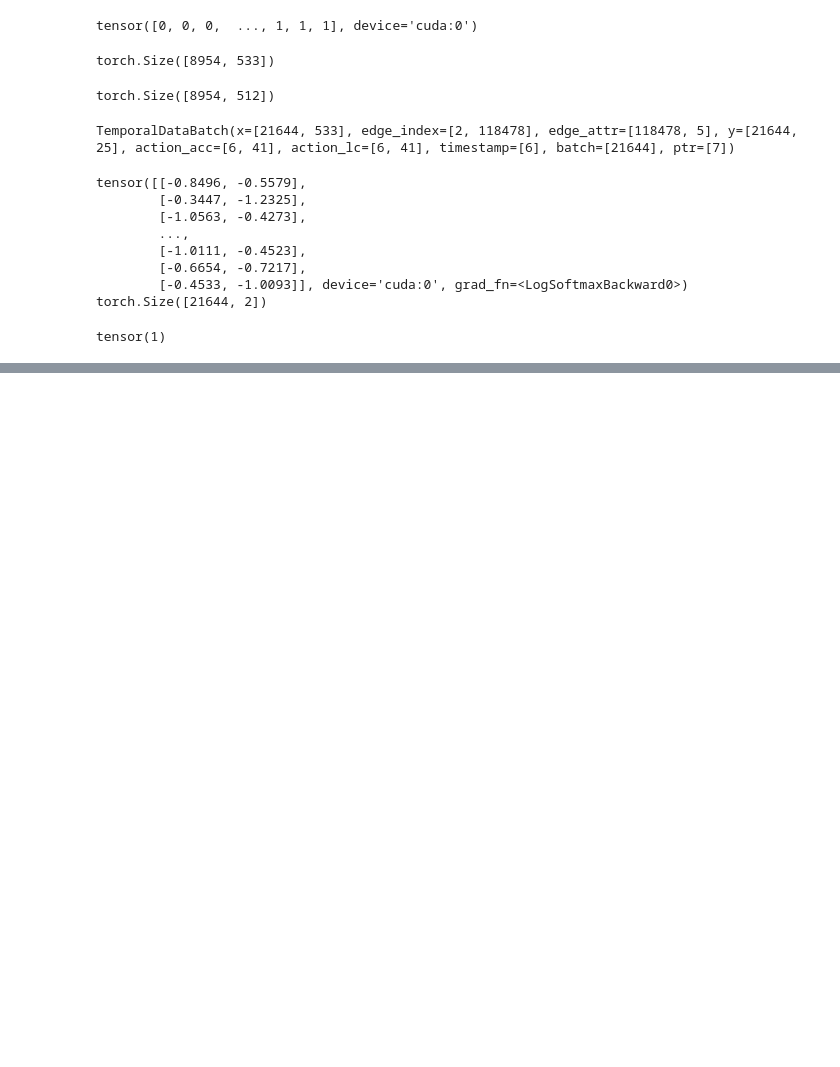
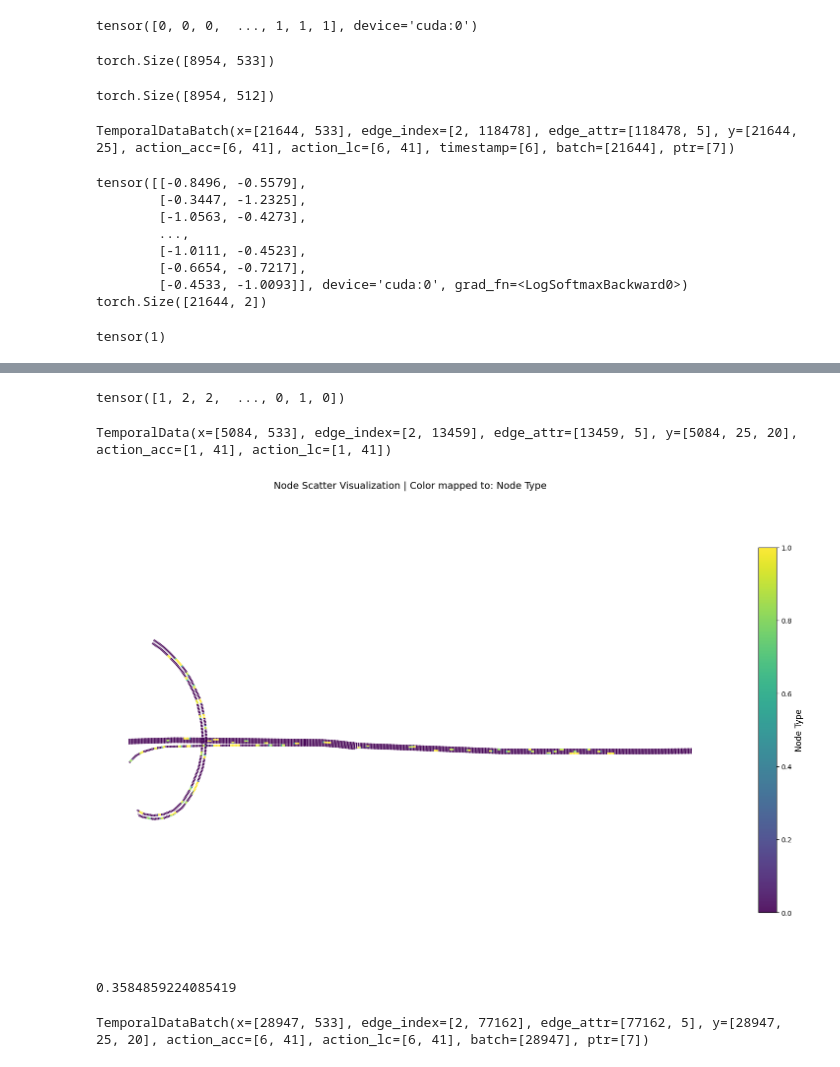
Before and after one commit to KomasaQi/COMPASS-Predictive-Driving, a Jupyter notebook: src/graphflow/scripts/learn.ipynb, the cells around one changed output, grey strips where cells are left out. Drawn from its saved outputs; the diff is of its cells as text; code cells hidden in the pictures; blank space fills up the shorter version.

Commit message:
graphflow

```diff
--- a/src/graphflow/scripts/learn.ipynb
+++ b/src/graphflow/scripts/learn.ipynb
@@ -19,7 +19,8 @@ def randomChooseTimeAndSlice(data: TemporalData):
     data.timestamp = timestamp.clone().detach().float()  # 若timestamp是张量时用这个
     return data
 # %%
-dataset = COMPASSGraphDataset(root="../../../data/dataset/CompassGraphDataset", transform=randomChooseTimeAndSlice)
+# dataset = COMPASSGraphDataset(root="../../../data/dataset/CompassGraphDataset", transform=randomChooseTimeAndSlice)
+dataset = COMPASSGraphDataset(root="../../../data/dataset/CompassGraphDataset")
 print(f"✅ 数据集加载完成，有效样本数：{len(dataset)}")
 loader = DataLoader(dataset, batch_size=6,shuffle=True)
 
@@ -328,0 +368,25 @@ tensor(1)
+# %%
+x[:,1:4].argmax(dim=1)
+# %% [output]
+tensor([1, 2, 2,  ..., 0, 1, 0])
+# %%
+d = batch.to_data_list()
+d[0]
+# %% [output]
+TemporalData(x=[5084, 533], edge_index=[2, 13459], edge_attr=[13459, 5], y=[5084, 25, 20], action_acc=[1, 41], action_lc=[1, 41])
+# %%
+new_graph = d[0].clone().detach()
+new_graph.x = torch.cat([new_graph.x[:,:2], d[0].y[:,:,0]],dim=1 )
+plot_graph(new_graph,feature='node_type')
+# %% [output]
+[figure, added]
+# %%
+import numpy as np
+
+0.95 ** 20
+# %% [output]
+0.3584859224085419
+# %%
+batch
+# %% [output]
+TemporalDataBatch(x=[28947, 533], edge_index=[2, 77162], edge_attr=[77162, 5], y=[28947, 25, 20], action_acc=[6, 41], action_lc=[6, 41], batch=[28947], ptr=[7])
```
Also changed, not shown: parts of 12 cells of this notebook, 5 other files.
